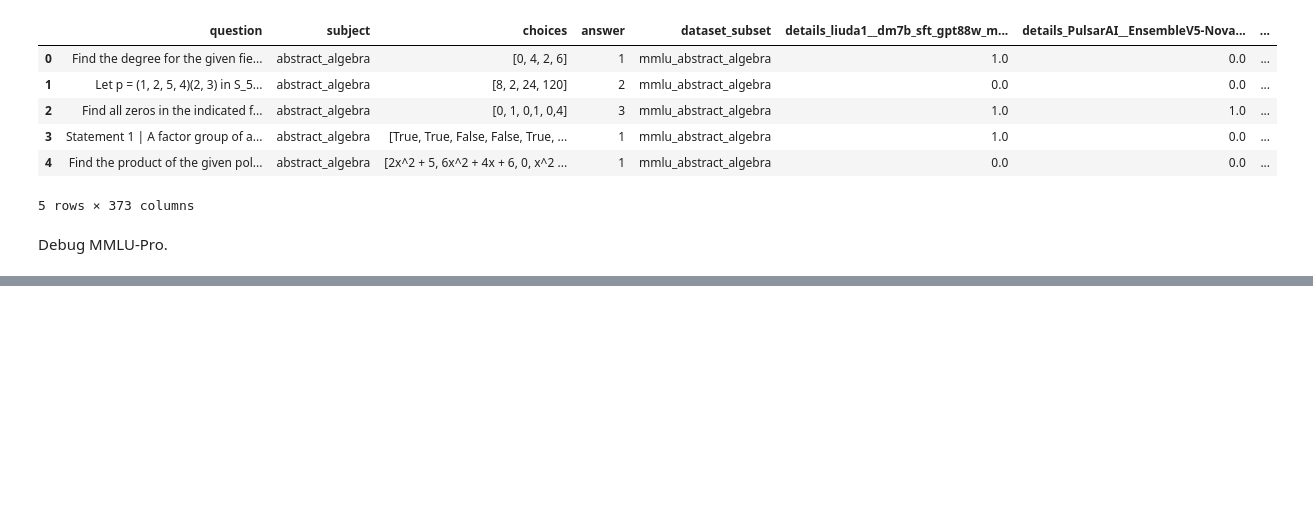
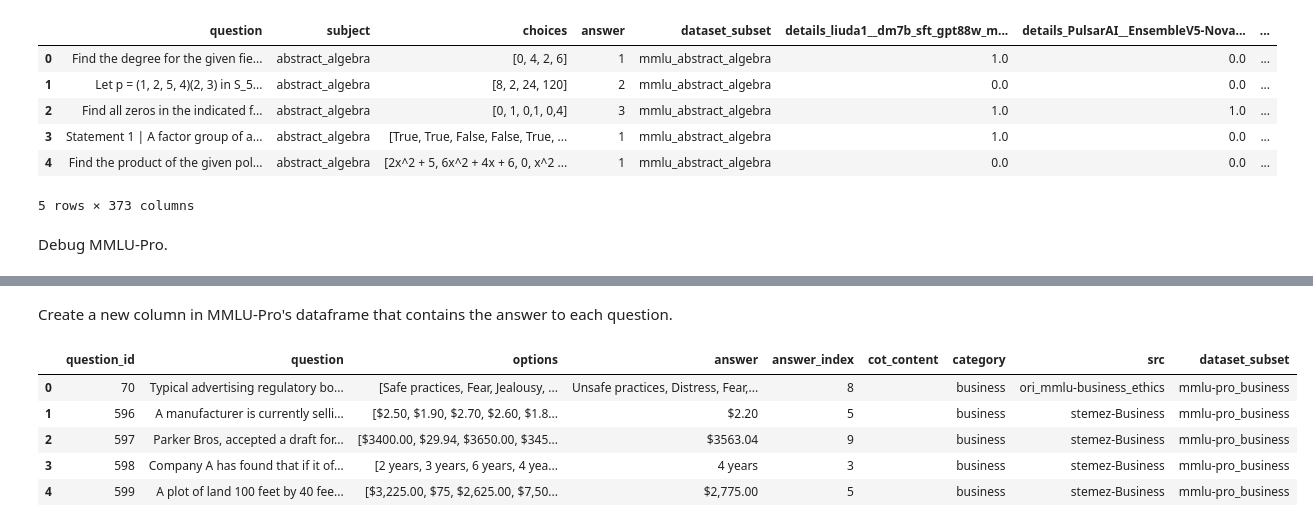
Before and after one commit to mpg05883/micro-benchmarking-reliability, a Jupyter notebook: notebooks/eda.ipynb, the cells around one changed output, grey strips where cells are left out. Cells and saved outputs as stored; diff of their text form; code cells hidden in the pictures; blank space fills up the shorter version.

```diff
--- a/notebooks/eda.ipynb
+++ b/notebooks/eda.ipynb
@@ -318,0 +337,13 @@ combined: (12032, 458)
+# %% [markdown]
+Create a new column in MMLU-Pro's dataframe that contains the answer to each question.
+# %%
+dataset_df["answer"] = dataset_df.apply(lambda row: row["options"][row["answer_index"]], axis=1)
+dataset_df.to_json(data_dir / benchmark / "dataset.json", orient="records", indent=4)
+dataset_df.head()
+# %% [output]
+|  | question_id | question | options | answer | answer_index | cot_content | category | src | dataset_subset |
+| 0 | 70 | Typical advertising regulatory bo... | [Safe practices, Fear, Jealousy, ... | Unsafe practices, Distress, Fear,... | 8 |  | business | ori_mmlu-business_ethics | mmlu-pro_business |
+| 1 | 596 | A manufacturer is currently selli... | [$2.50, $1.90, $2.70, $2.60, $1.8... | $2.20 | 5 |  | business | stemez-Business | mmlu-pro_business |
+| 2 | 597 | Parker Bros, accepted a draft for... | [$3400.00, $29.94, $3650.00, $345... | $3563.04 | 9 |  | business | stemez-Business | mmlu-pro_business |
+| 3 | 598 | Company A has found that if it of... | [2 years, 3 years, 6 years, 4 yea... | 4 years | 3 |  | business | stemez-Business | mmlu-pro_business |
+| 4 | 599 | A plot of land 100 feet by 40 fee... | [$3,225.00, $75, $2,625.00, $7,50... | $2,775.00 | 5 |  | business | stemez-Business | mmlu-pro_business |
```
Also changed, not shown: parts of 3 cells of this notebook, 2 other files.
